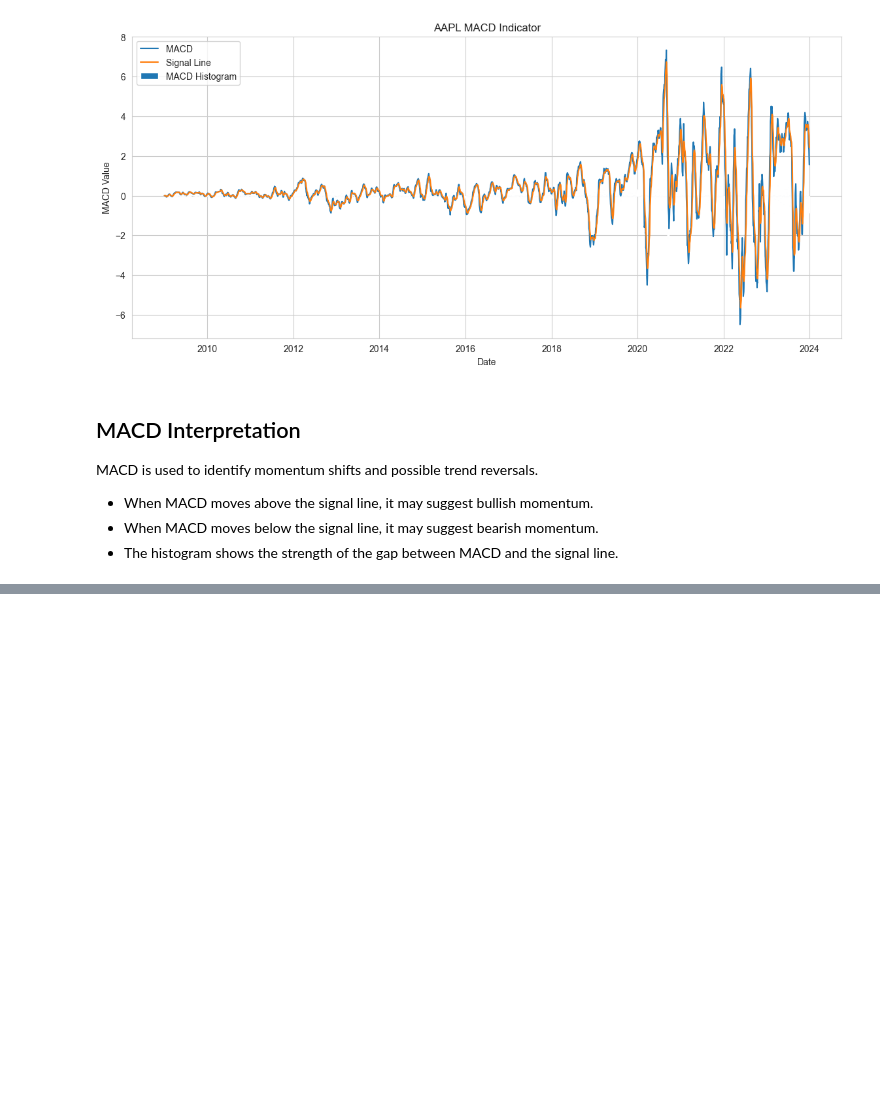
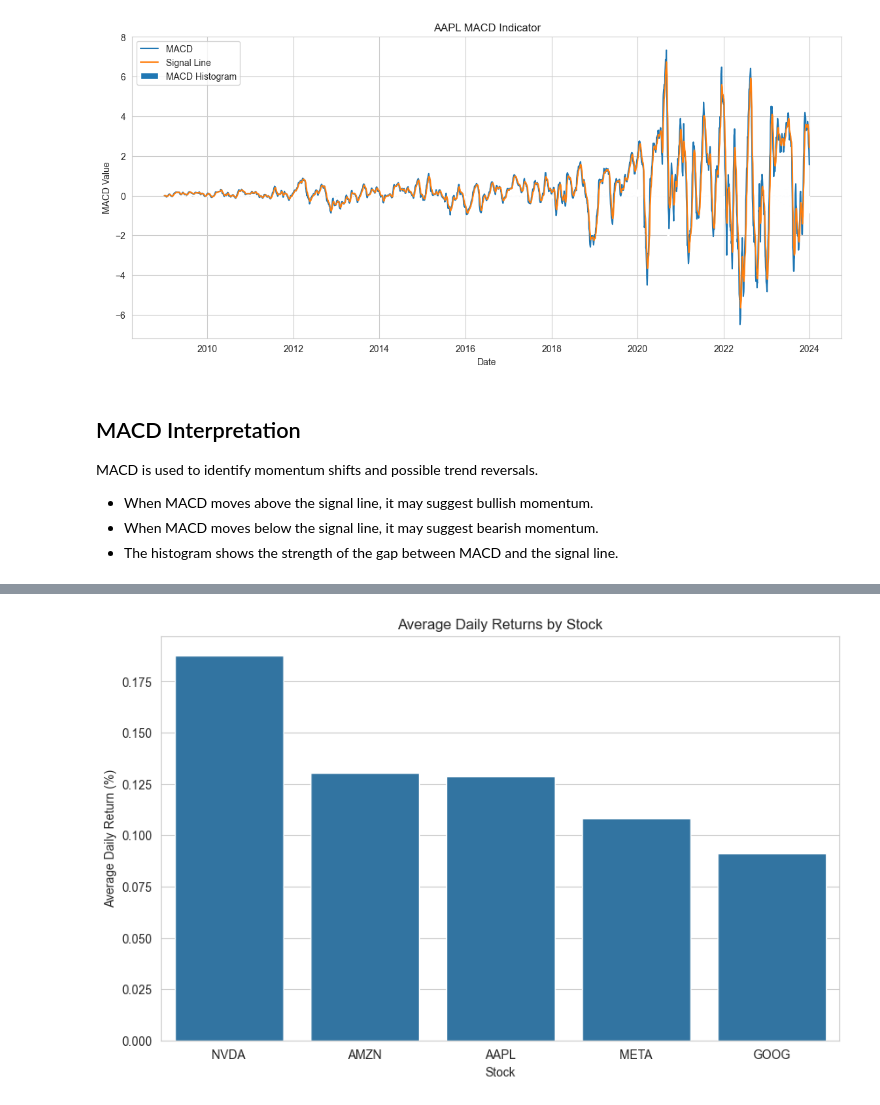
Before and after one commit to Viv-la/news-sentiment-analysis, a Jupyter notebook: notebooks/technical_analysis.ipynb, the cells around one changed output, grey strips where cells are left out. Drawn from its saved outputs; the diff is of its cells as text; code cells hidden in the pictures; blank space fills up the shorter version.

```diff
--- a/notebooks/technical_analysis.ipynb
+++ b/notebooks/technical_analysis.ipynb
@@ -279,0 +322,8 @@ MACD is used to identify momentum shifts and possible trend reversals.
+# %%
+average_returns = (
+    stock_df.groupby("Stock")["Daily_Return"]
+    .mean()
+    .sort_values(ascending=False)
+)
+
+average_returns
@@ -279,0 +338,15 @@ MACD is used to identify momentum shifts and possible trend reversals.
+# %%
+plt.figure(figsize=(10,6))
+
+sns.barplot(
+    x=average_returns.index,
+    y=average_returns.values
+)
+
+plt.title("Average Daily Returns by Stock")
+plt.xlabel("Stock")
+plt.ylabel("Average Daily Return (%)")
+
+plt.show()
+# %% [output]
+[figure, added]
```
Also changed, not shown: parts of 5 cells of this notebook.
